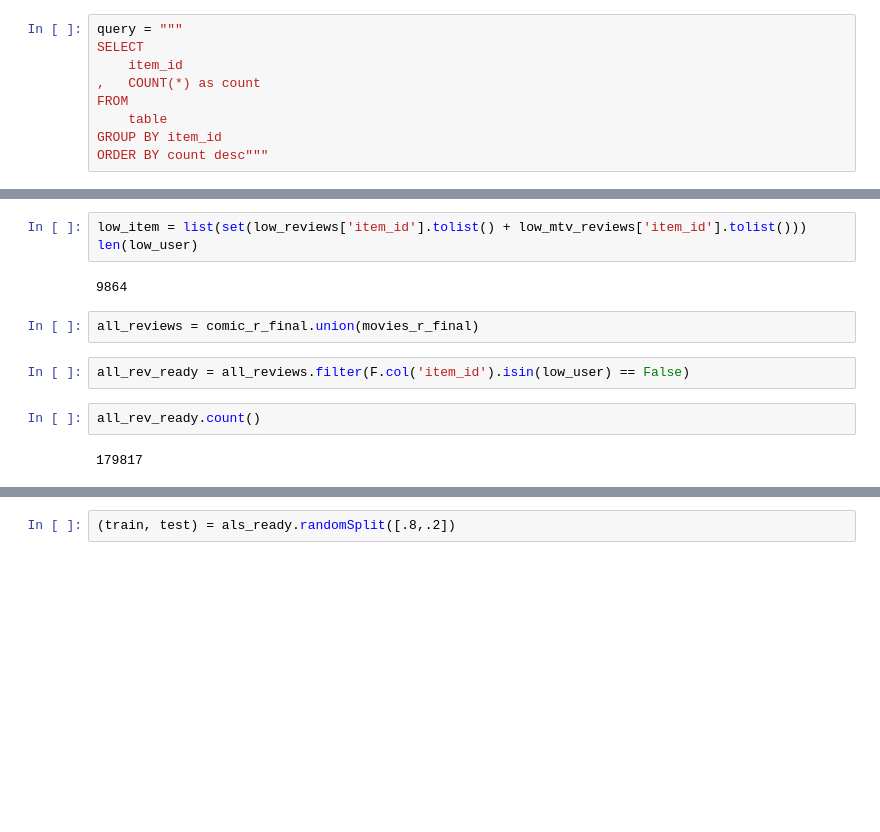
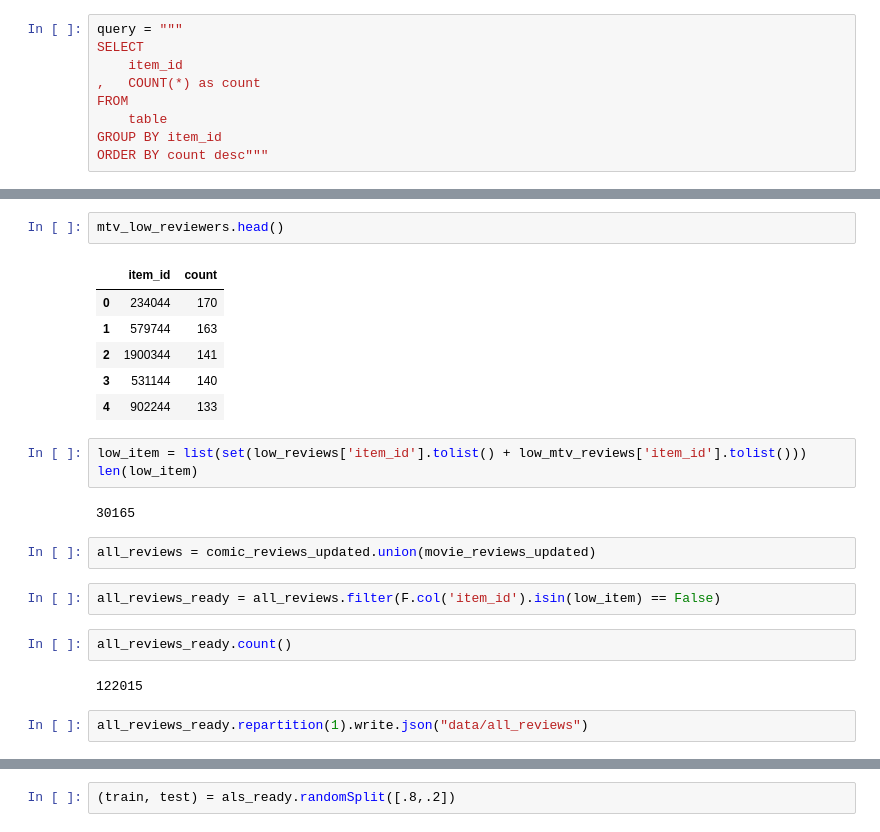
Before and after one commit to jnawjux/intocomics, a Jupyter notebook: data_prep_and_modeling.ipynb, the cells around one changed output, grey strips where cells are left out. Saved outputs shown, nothing was run; the diff lists cells and outputs as text; blank space fills up the shorter version.

```diff
--- a/data_prep_and_modeling.ipynb
+++ b/data_prep_and_modeling.ipynb
@@ -129,13 +107,24 @@ Amount of items with less than average amount of comic reviews: 33977
+# %%
+mtv_low_reviewers.head()
+# %% [output]
+|  | item_id | count |
+| 0 | 234044 | 170 |
+| 1 | 579744 | 163 |
+| 2 | 1900344 | 141 |
+| 3 | 531144 | 140 |
+| 4 | 902244 | 133 |
 # %%
 low_item = list(set(low_reviews['item_id'].tolist() + low_mtv_reviews['item_id'].tolist()))
-len(low_user)
+len(low_item)
 # %% [output]
-9864
+30165
 # %%
-all_reviews = comic_r_final.union(movies_r_final)
+all_reviews = comic_reviews_updated.union(movie_reviews_updated)
 # %%
-all_rev_ready = all_reviews.filter(F.col('item_id').isin(low_user) == False)
+all_reviews_ready = all_reviews.filter(F.col('item_id').isin(low_item) == False)
 # %%
-all_rev_ready.count()
+all_reviews_ready.count()
 # %% [output]
-179817
+122015
+# %%
+all_reviews_ready.repartition(1).write.json("data/all_reviews")
```
Also changed, not shown: parts of 44 cells of this notebook, 21 other files.
